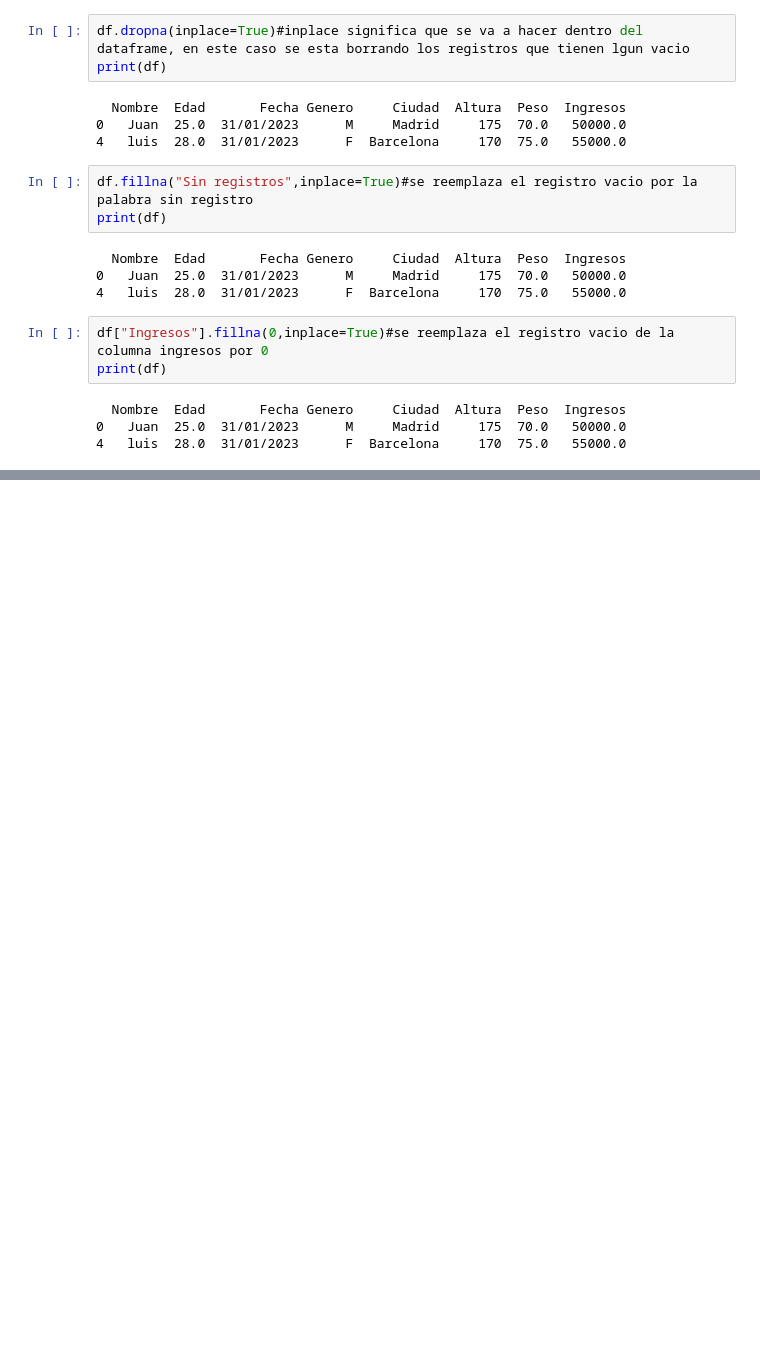
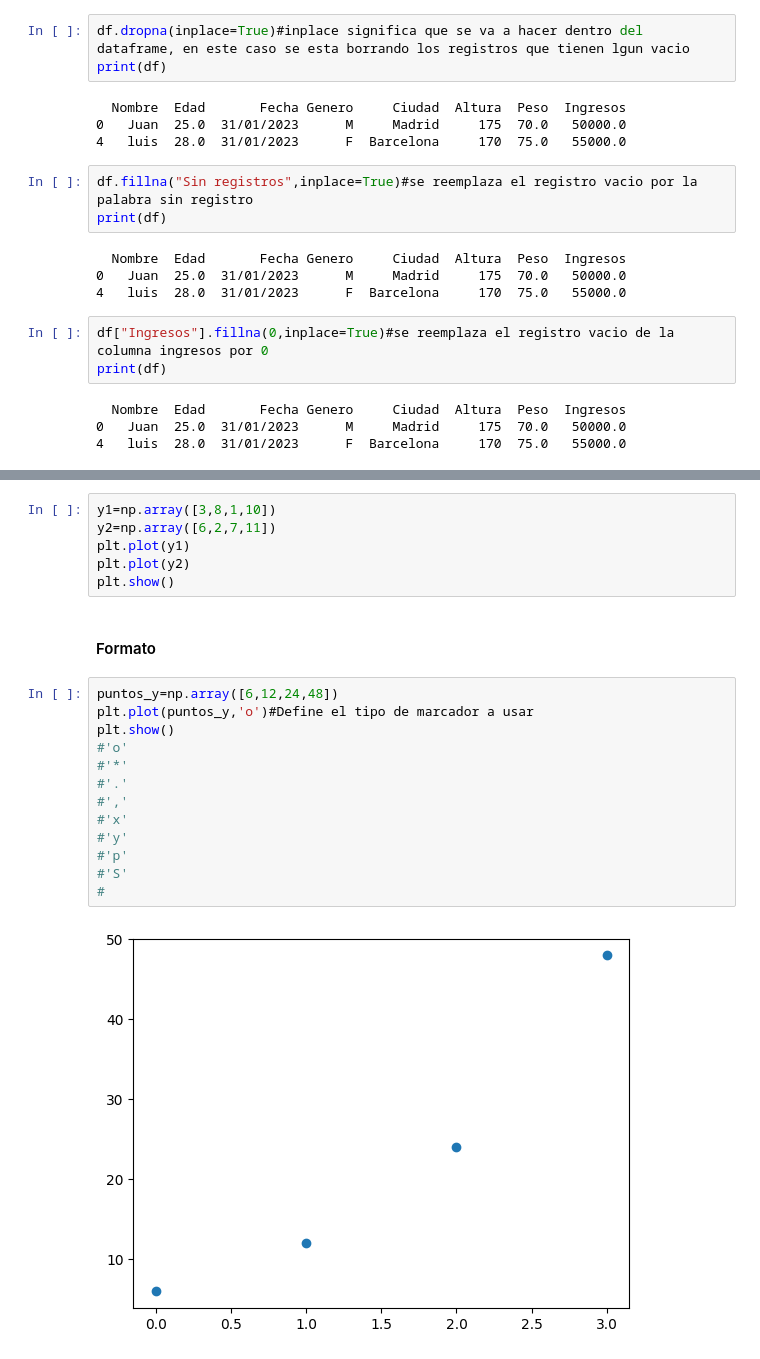
Before and after one commit to DanMrs90/Curso-Python, a Jupyter notebook: repositorio/bibliotecas.ipynb, the cells around one changed output, grey strips where cells are left out. Drawn from its saved outputs; the diff is of its cells as text; blank space fills up the shorter version.

```diff
--- a/repositorio/bibliotecas.ipynb
+++ b/repositorio/bibliotecas.ipynb
@@ -463,0 +534,23 @@ print(media)
+# %%
+y1=np.array([3,8,1,10])
+y2=np.array([6,2,7,11])
+plt.plot(y1)
+plt.plot(y2)
+plt.show()
+# %% [markdown]
+#### Formato
+# %%
+puntos_y=np.array([6,12,24,48])
+plt.plot(puntos_y,'o')#Define el tipo de marcador a usar
+plt.show()
+#'o'
+#'*'
+#'.'
+#','
+#'x'
+#'y'
+#'p'
+#'S'
+#
+# %% [output]
+[figure, added]
```
Also changed, not shown: parts of 56 cells of this notebook, 5 other files.
